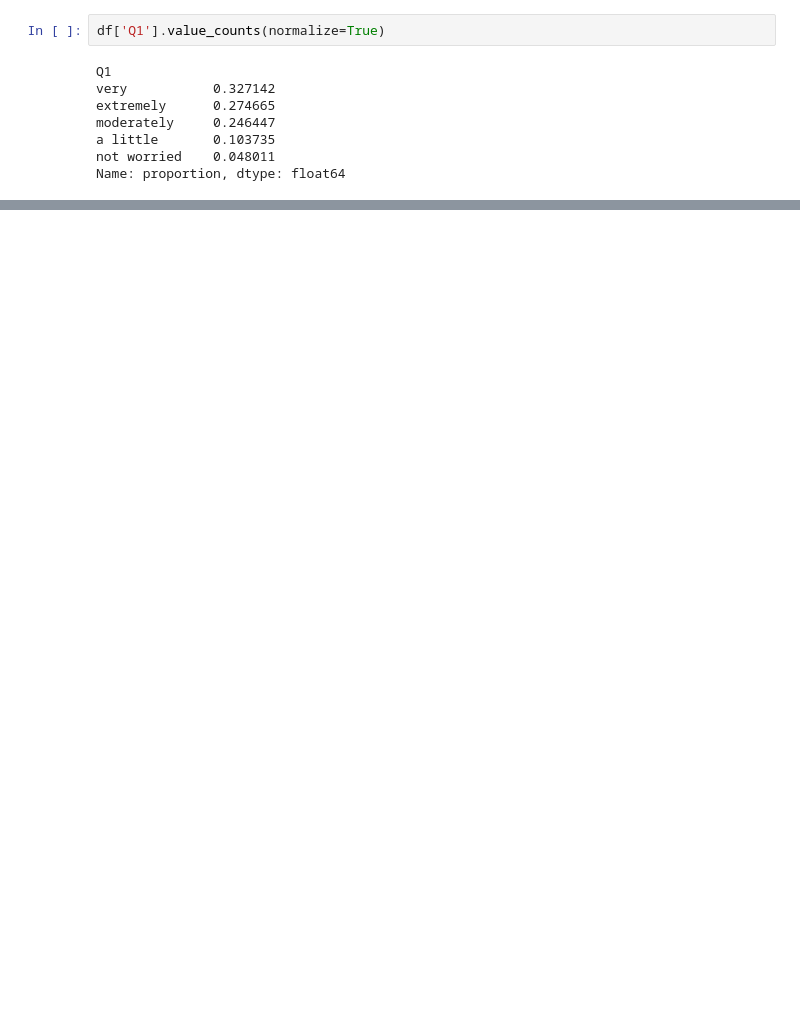
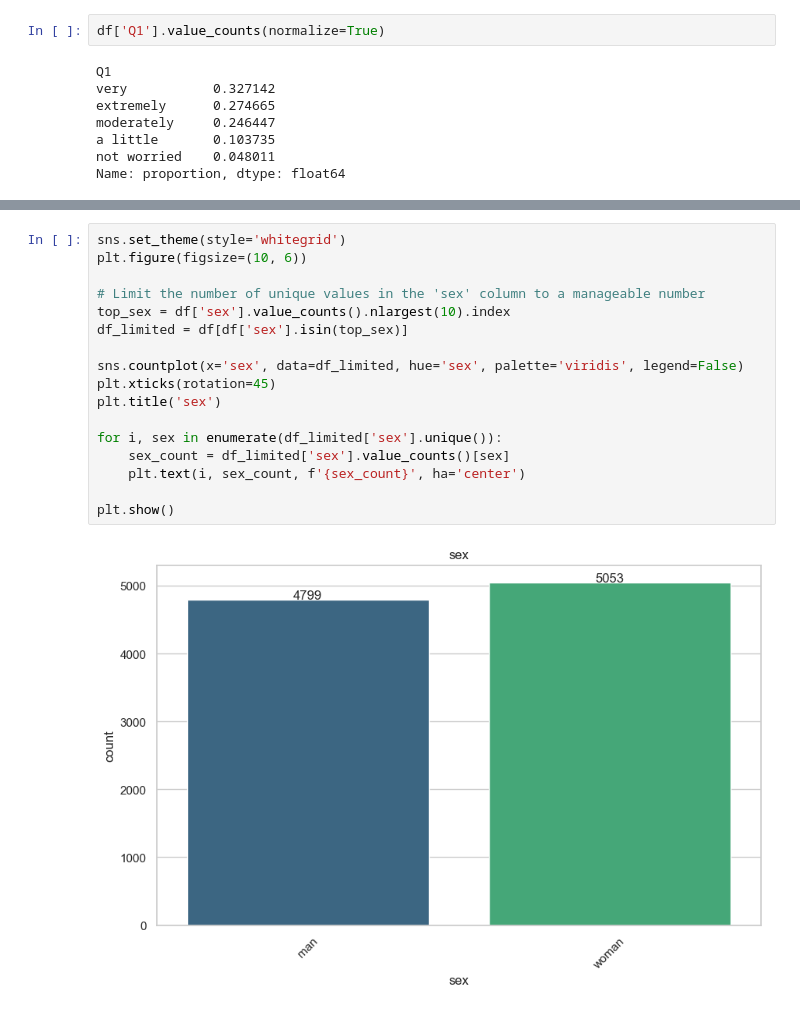
Before and after one commit to jack-rutherford/Climate_Anxiety, a Jupyter notebook: climate_anxiety.ipynb, the cells around one changed output, grey strips where cells are left out. Cells and saved outputs as stored; diff of their text form; blank space fills up the shorter version.

```diff
--- a/climate_anxiety.ipynb
+++ b/climate_anxiety.ipynb
@@ -138,0 +233,19 @@ plt.show()
+# %%
+sns.set_theme(style='whitegrid')
+plt.figure(figsize=(10, 6))
+
+# Limit the number of unique values in the 'sex' column to a manageable number
+top_sex = df['sex'].value_counts().nlargest(10).index
+df_limited = df[df['sex'].isin(top_sex)]
+
+sns.countplot(x='sex', data=df_limited, hue='sex', palette='viridis', legend=False)
+plt.xticks(rotation=45)
+plt.title('sex')
+
+for i, sex in enumerate(df_limited['sex'].unique()):
+    sex_count = df_limited['sex'].value_counts()[sex]
+    plt.text(i, sex_count, f'{sex_count}', ha='center')
+
+plt.show()
+# %% [output]
+[figure, added]
```
Also changed, not shown: parts of 22 cells of this notebook.
